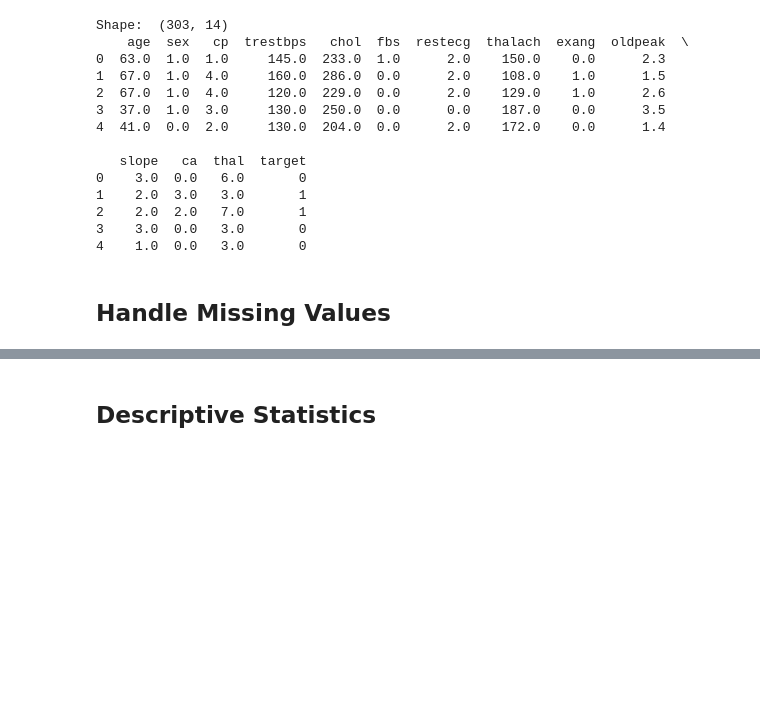
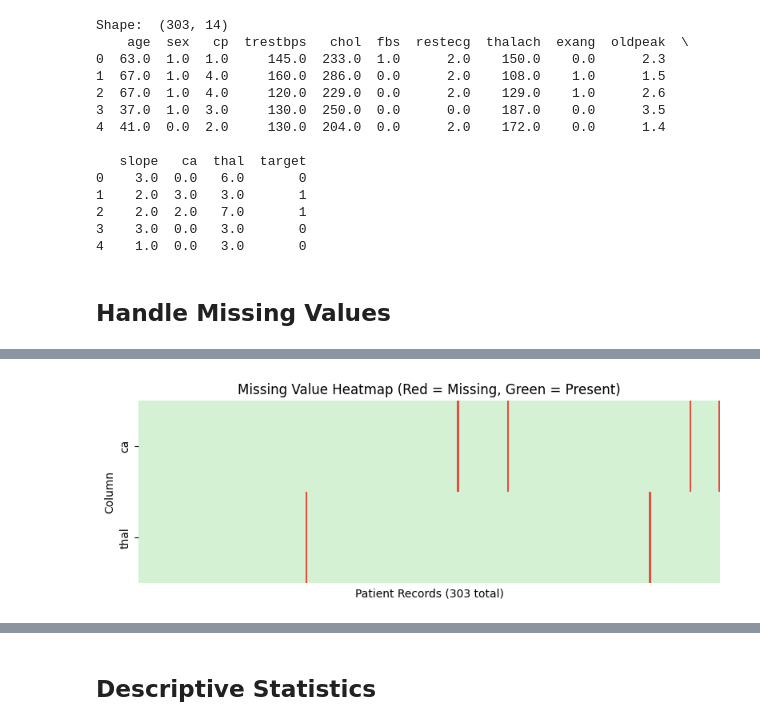
Before and after one commit to emadlx/Heart-Disease-Prediction, a Jupyter notebook: Notebooks/Heart_Disease_EDA.ipynb, the cells around one changed output, grey strips where cells are left out. Cells and saved outputs as stored; diff of their text form; code cells hidden in the pictures; blank space fills up the shorter version.

```diff
--- a/Notebooks/Heart_Disease_EDA.ipynb
+++ b/Notebooks/Heart_Disease_EDA.ipynb
@@ -76,0 +112,17 @@ dtype: int64
+# %%
+# Missing Value Heatmap
+cols_with_missing = missing_summary.index.tolist()
+missing_matrix = df[cols_with_missing].isnull().astype(int)
+
+plt.figure(figsize=(8, 3))
+sns.heatmap(missing_matrix.T, cmap=['#d4f1d4', '#e74c3c'],
+            cbar=False,
+            yticklabels=cols_with_missing, xticklabels=False)
+plt.title('Missing Value Heatmap (Red = Missing, Green = Present)')
+plt.xlabel('Patient Records (303 total)')
+plt.ylabel('Column')
+plt.tight_layout()
+plt.savefig('../Graphs/missing_heatmap.png', dpi=300, bbox_inches='tight')
+plt.show()
+# %% [output]
+[figure, added]
```
Also changed, not shown: parts of 6 cells of this notebook, 1 other file.
